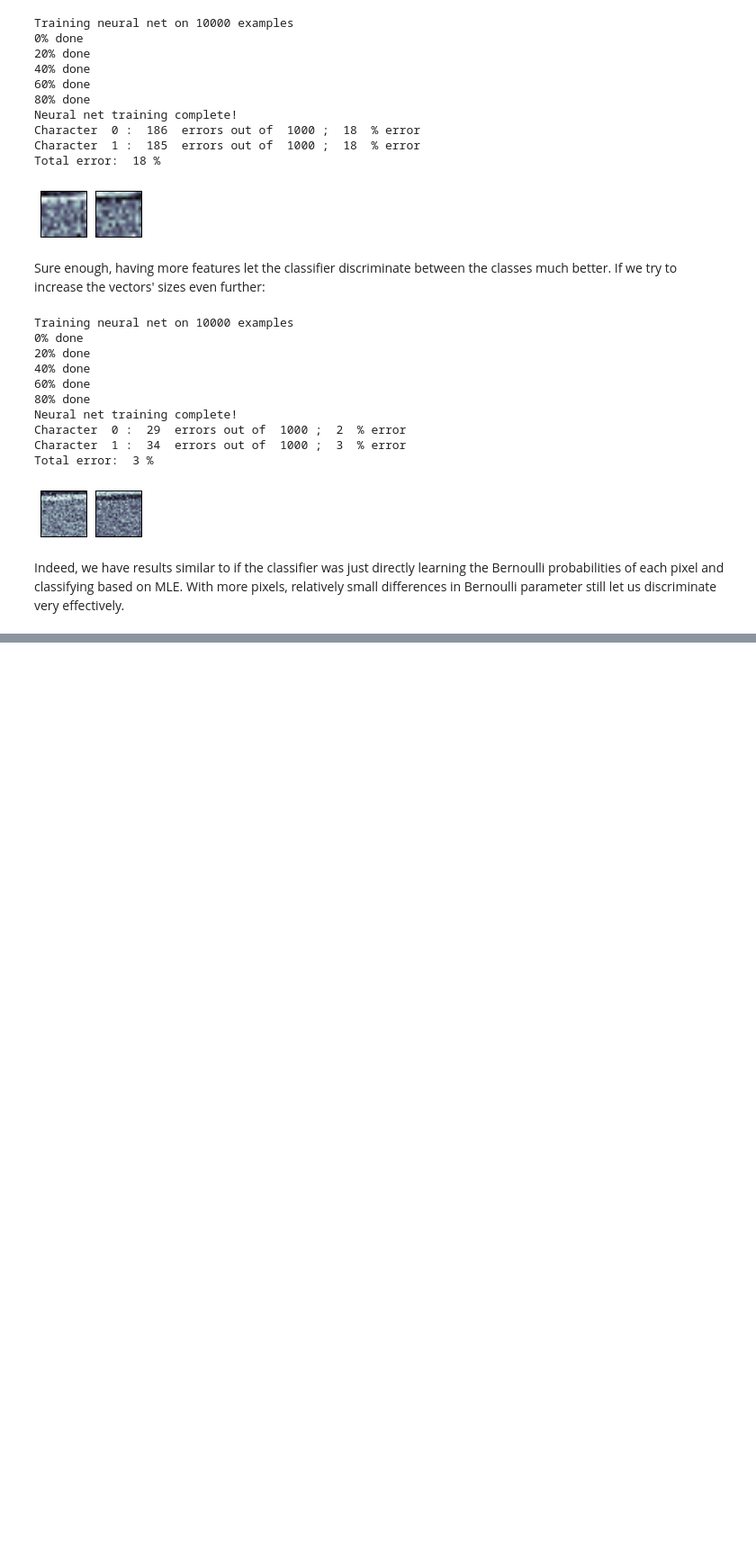
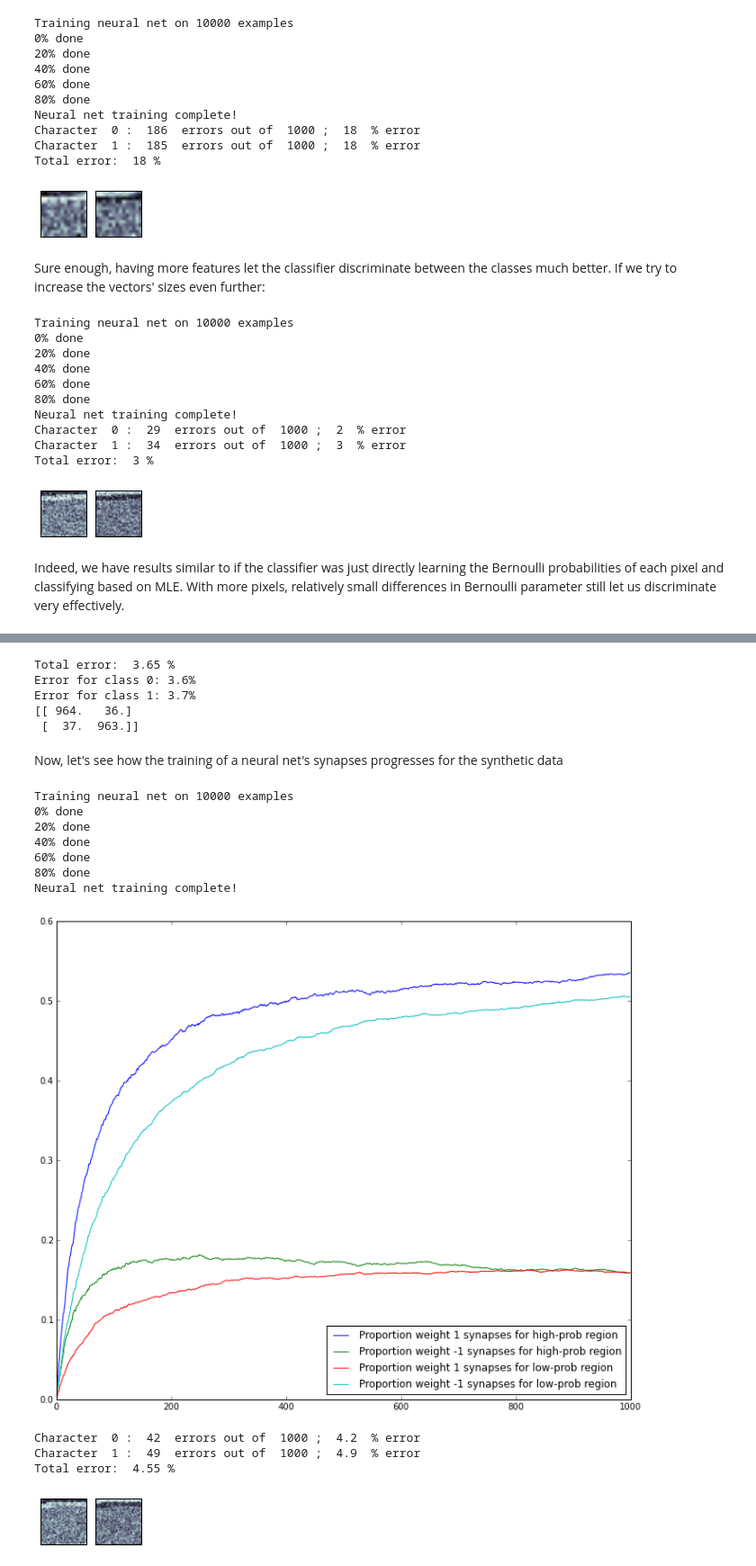
Before and after one commit to kolchinski/alex-thesis, a Jupyter notebook: NetOnSynthData.ipynb, the cells around one changed output, grey strips where cells are left out. Shown: that part at 90% size. Cells and saved outputs as stored; diff of their text form; code cells hidden in the pictures; blank space fills up the shorter version.

Commit message:
Updated SVM vs neural net comparison, and maximum likelihood classifier. Also fixed smoothing for Bernoulli probabilities

```diff
--- a/NetOnSynthData.ipynb
+++ b/NetOnSynthData.ipynb
@@ -141,0 +165,36 @@ Indeed, we have results similar to if the classifier was just directly learning
+# %%
+testData = df.labeled(sf.synthData(1000, 1024, 100), 2)
+synthPegasos.testOnSet(testData)
+# %% [output]
+Total error:  3.65 %
+Error for class 0: 3.6%
+Error for class 1: 3.7%
+[[ 964.   36.]
+ [  37.  963.]]
+# %% [markdown]
+Now, let's see how the training of a neural net's synapses progresses for the synthetic data
+# %%
+trainData = sf.labeled(sf.synthData(100, 1024, 100))
+testData = sf.synthData(1000, 1024, 100).reshape(2,1000,1024)
+
+delta = 1 # margin of "not good enough classification" that triggers iterative training of neural net
+
+net = NeuralNet(neuronsPerClass, delta)
+synapseHistory = net.trainOnSet(trainData, numIterations)
+
+sf.plotSynthDataSynapseHistory(synapseHistory)
+net.testOnSet(testData)
+net.displayClassMeans()
+# %% [output]
+Training neural net on 10000 examples
+0% done
+20% done
+40% done
+60% done
+80% done
+Neural net training complete!
+[figure, added]
+Character  0 :  42  errors out of  1000 ;  4.2  % error
+Character  1 :  49  errors out of  1000 ;  4.9  % error
+Total error:  4.55 %
+[figure, added]
```
Also changed, not shown: parts of 9 cells of this notebook, 5 other files.
